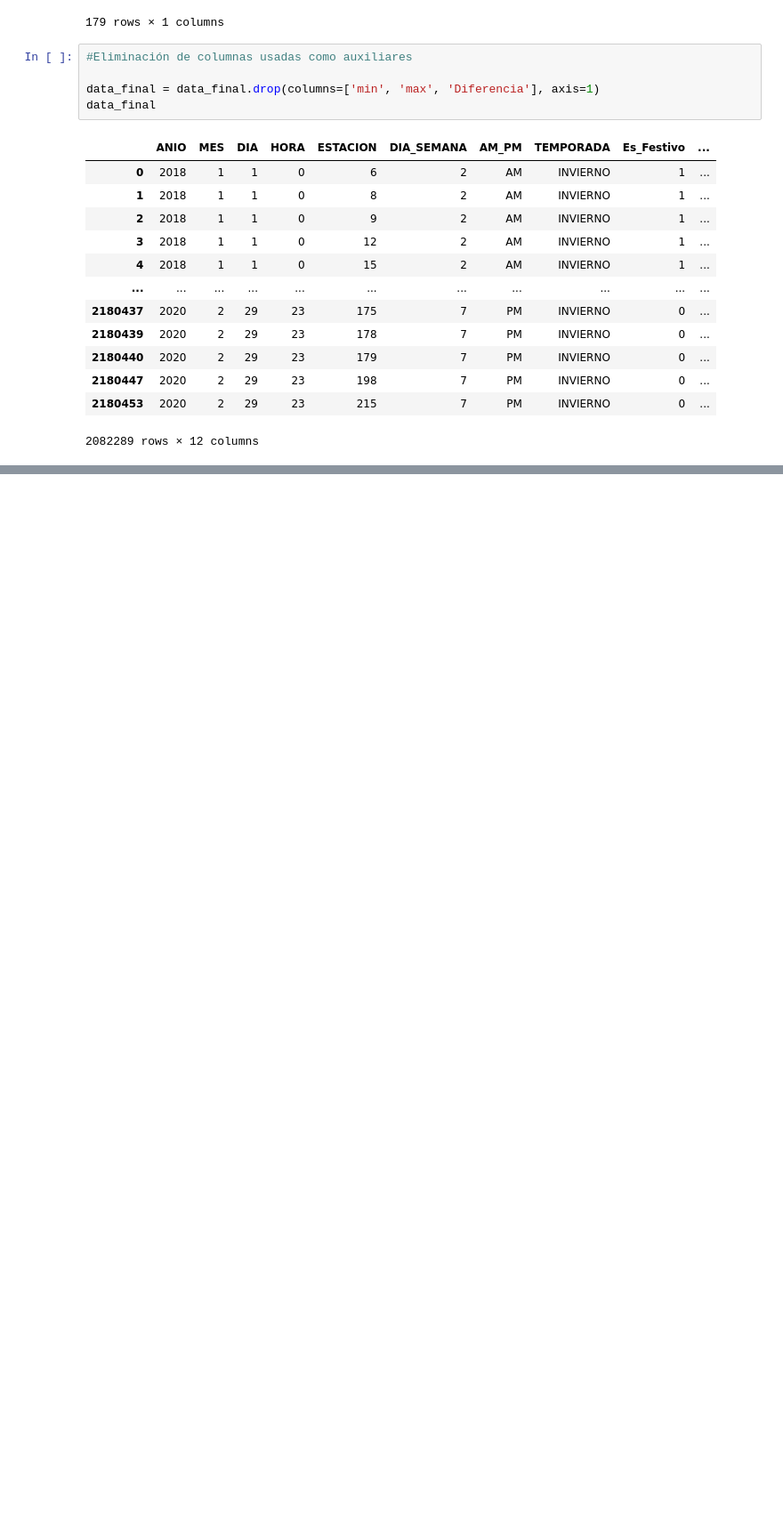
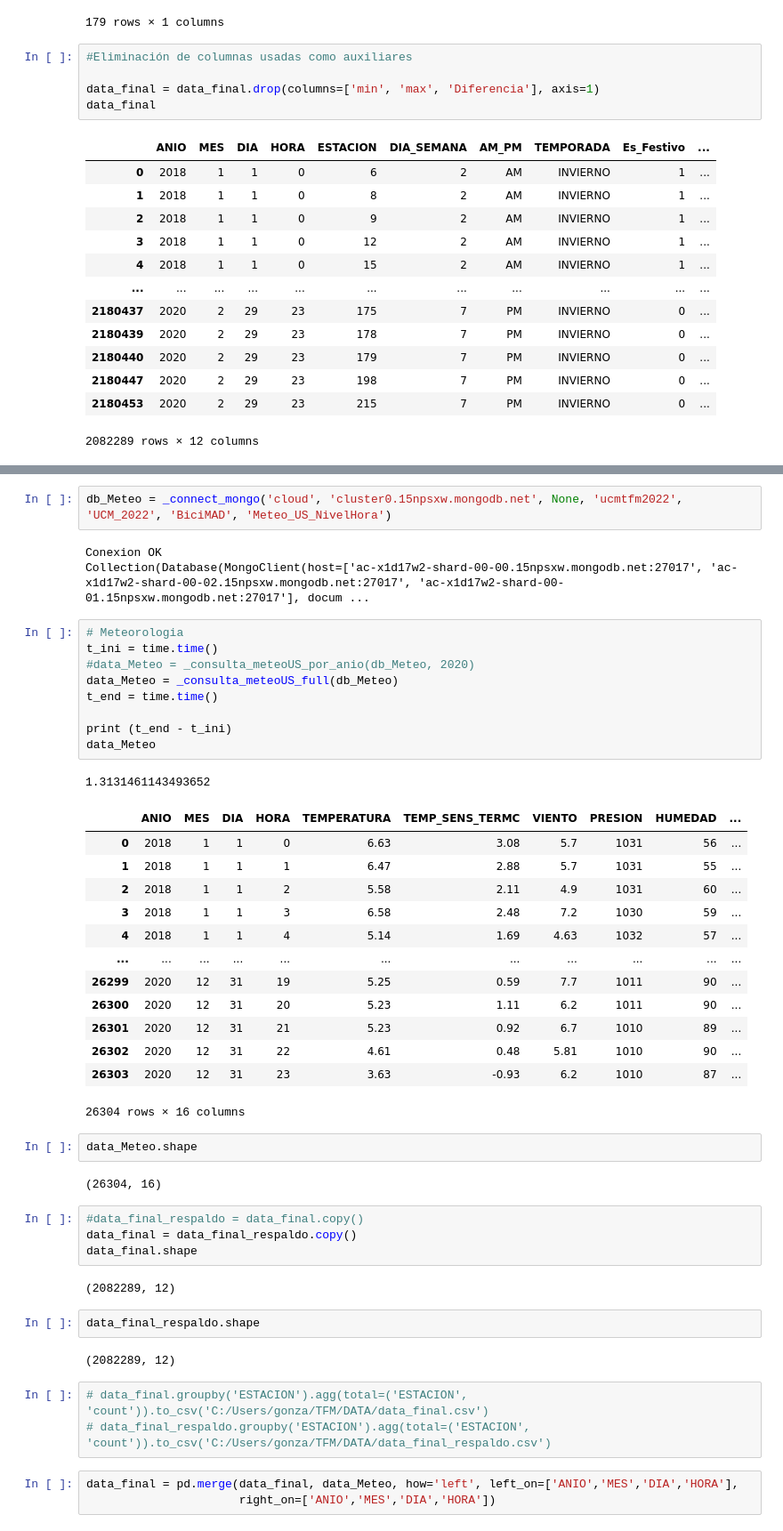
Before and after one commit to tfm2022/bicimad, a Jupyter notebook: Codigo/4. Feature Engineering/BBDD_Final.ipynb, the cells around one changed output, grey strips where cells are left out. Shown at 89% size. Saved outputs shown, nothing was run; the diff lists cells and outputs as text; blank space fills up the shorter version.

```diff
--- a/Codigo/4. Feature Engineering/BBDD_Final.ipynb
+++ b/Codigo/4. Feature Engineering/BBDD_Final.ipynb
@@ -361,0 +393,49 @@ data_final.to_csv('../Data/DataFrame_Final_DataEng.csv')
+# %%
+db_Meteo = _connect_mongo('cloud', 'cluster0.15npsxw.mongodb.net', None, 'ucmtfm2022', 'UCM_2022', 'BiciMAD', 'Meteo_US_NivelHora')
+# %% [output]
+Conexion OK
+Collection(Database(MongoClient(host=['ac-x1d17w2-shard-00-00.15npsxw.mongodb.net:27017', 'ac-x1d17w2-shard-00-02.15npsxw.mongodb.net:27017', 'ac-x1d17w2-shard-00-01.15npsxw.mongodb.net:27017'], docum ...
+# %%
+# Meteorologia
+t_ini = time.time()
+#data_Meteo = _consulta_meteoUS_por_anio(db_Meteo, 2020)
+data_Meteo = _consulta_meteoUS_full(db_Meteo)
+t_end = time.time()
+
+print (t_end - t_ini)
+data_Meteo
+# %% [output]
+1.3131461143493652
+|  | ANIO | MES | DIA | HORA | TEMPERATURA | TEMP_SENS_TERMC | VIENTO | PRESION | HUMEDAD | ... |
+| 0 | 2018 | 1 | 1 | 0 | 6.63 | 3.08 | 5.7 | 1031 | 56 | ... |
+| 1 | 2018 | 1 | 1 | 1 | 6.47 | 2.88 | 5.7 | 1031 | 55 | ... |
+| 2 | 2018 | 1 | 1 | 2 | 5.58 | 2.11 | 4.9 | 1031 | 60 | ... |
+| 3 | 2018 | 1 | 1 | 3 | 6.58 | 2.48 | 7.2 | 1030 | 59 | ... |
+| 4 | 2018 | 1 | 1 | 4 | 5.14 | 1.69 | 4.63 | 1032 | 57 | ... |
+| ... | ... | ... | ... | ... | ... | ... | ... | ... | ... | ... |
+| 26299 | 2020 | 12 | 31 | 19 | 5.25 | 0.59 | 7.7 | 1011 | 90 | ... |
+| 26300 | 2020 | 12 | 31 | 20 | 5.23 | 1.11 | 6.2 | 1011 | 90 | ... |
+| 26301 | 2020 | 12 | 31 | 21 | 5.23 | 0.92 | 6.7 | 1010 | 89 | ... |
+| 26302 | 2020 | 12 | 31 | 22 | 4.61 | 0.48 | 5.81 | 1010 | 90 | ... |
+| 26303 | 2020 | 12 | 31 | 23 | 3.63 | -0.93 | 6.2 | 1010 | 87 | ... |
+26304 rows × 16 columns
+# %%
+data_Meteo.shape
+# %% [output]
+(26304, 16)
+# %%
+#data_final_respaldo = data_final.copy()
+data_final = data_final_respaldo.copy()
+data_final.shape
+# %% [output]
+(2082289, 12)
+# %%
+data_final_respaldo.shape
+# %% [output]
+(2082289, 12)
+# %%
+# data_final.groupby('ESTACION').agg(total=('ESTACION', 'count')).to_csv('C:/Users/gonza/TFM/DATA/data_final.csv')
+# data_final_respaldo.groupby('ESTACION').agg(total=('ESTACION', 'count')).to_csv('C:/Users/gonza/TFM/DATA/data_final_respaldo.csv')
+# %%
+data_final = pd.merge(data_final, data_Meteo, how='left', left_on=['ANIO','MES','DIA','HORA'],
+                      right_on=['ANIO','MES','DIA','HORA'])
```
Also changed, not shown: parts of 12 cells of this notebook, 2 other files.
